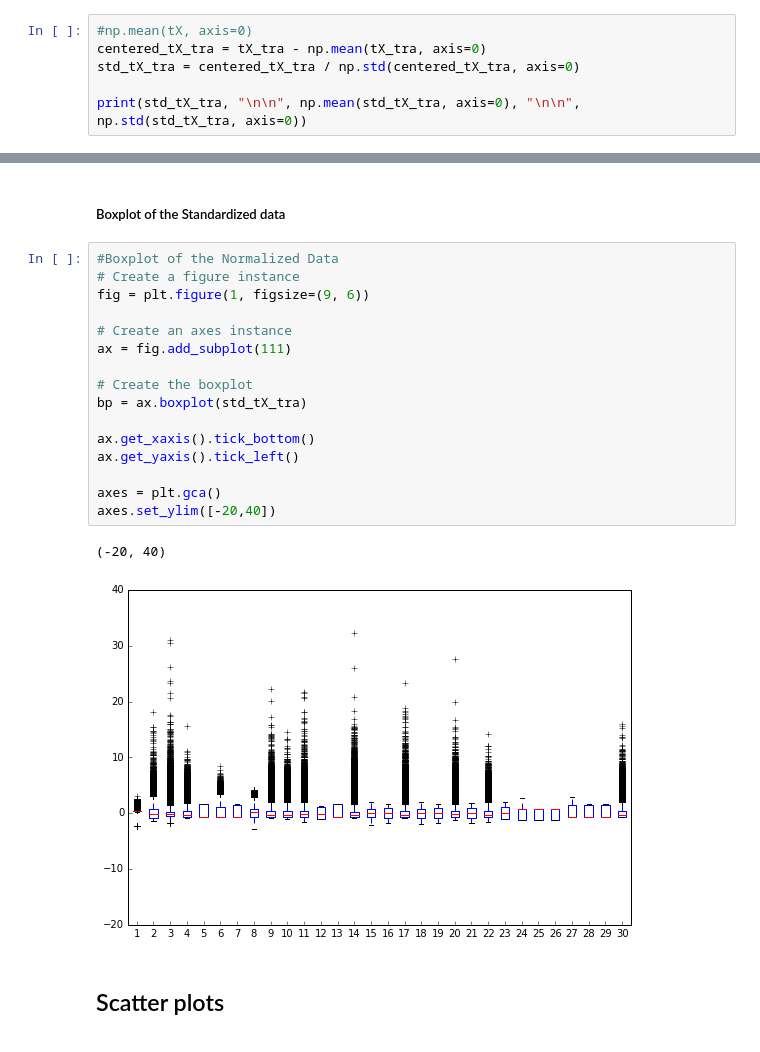
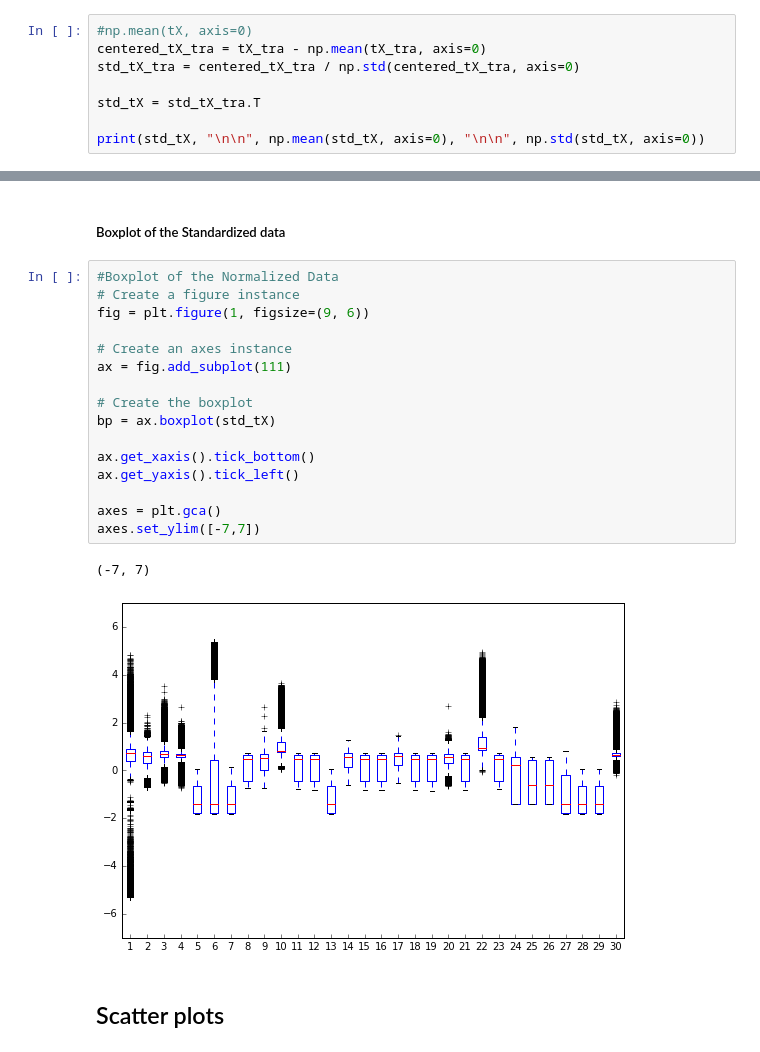
Before and after one commit to Walono/ML_project1, a Jupyter notebook: projects/project1/scripts/project1.ipynb, the cells around one changed output, grey strips where cells are left out. Drawn from its saved outputs; the diff is of its cells as text.

```diff
--- a/projects/project1/scripts/project1.ipynb
+++ b/projects/project1/scripts/project1.ipynb
@@ -103,5 +89,7 @@ axes.set_ylim([-1,1])
 centered_tX_tra = tX_tra - np.mean(tX_tra, axis=0)
 std_tX_tra = centered_tX_tra / np.std(centered_tX_tra, axis=0)
 
-print(std_tX_tra, "\n\n", np.mean(std_tX_tra, axis=0), "\n\n", np.std(std_tX_tra, axis=0))
+std_tX = std_tX_tra.T
+
+print(std_tX, "\n\n", np.mean(std_tX, axis=0), "\n\n", np.std(std_tX, axis=0))
 # %% [output]
@@ -127,22 +115,22 @@ print(std_tX_tra, "\n\n", np.mean(std_tX_tra, axis=0), "\n\n", np.std(std_tX_tra
 # %%
 #Boxplot of the Normalized Data
 # Create a figure instance
 fig = plt.figure(1, figsize=(9, 6))
 
 # Create an axes instance
 ax = fig.add_subplot(111)
 
 # Create the boxplot
-bp = ax.boxplot(std_tX_tra)
+bp = ax.boxplot(std_tX)
 
 ax.get_xaxis().tick_bottom()
 ax.get_yaxis().tick_left()
 
 axes = plt.gca()
-axes.set_ylim([-20,40])
+axes.set_ylim([-7,7])
 # %% [output]
-(-20, 40)
+(-7, 7)
-[figure, old version]
+[figure, new version]
 # %% [markdown]
 ## Scatter plots
 # %%
```
Also changed, not shown: parts of 10 cells of this notebook, 2 other files.
